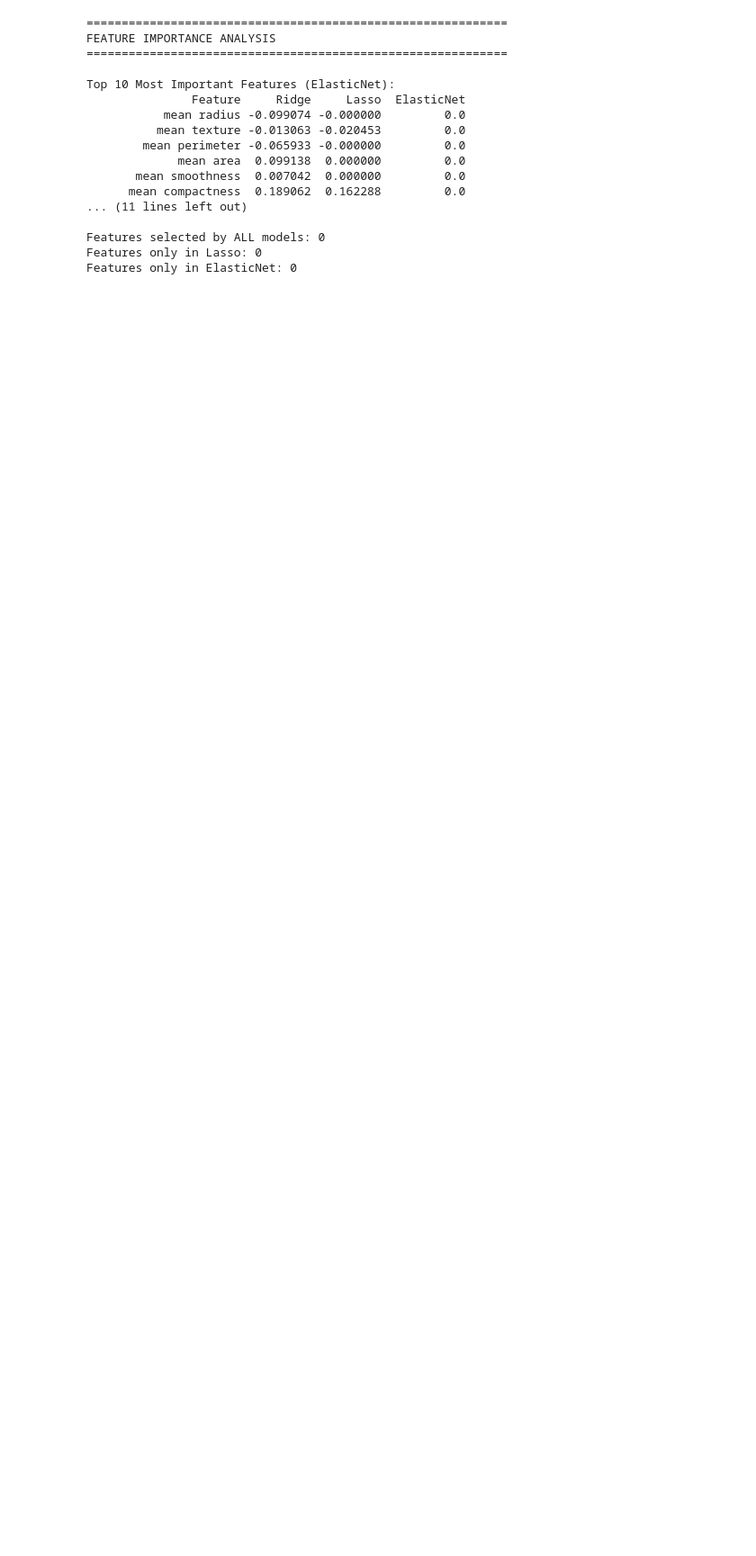
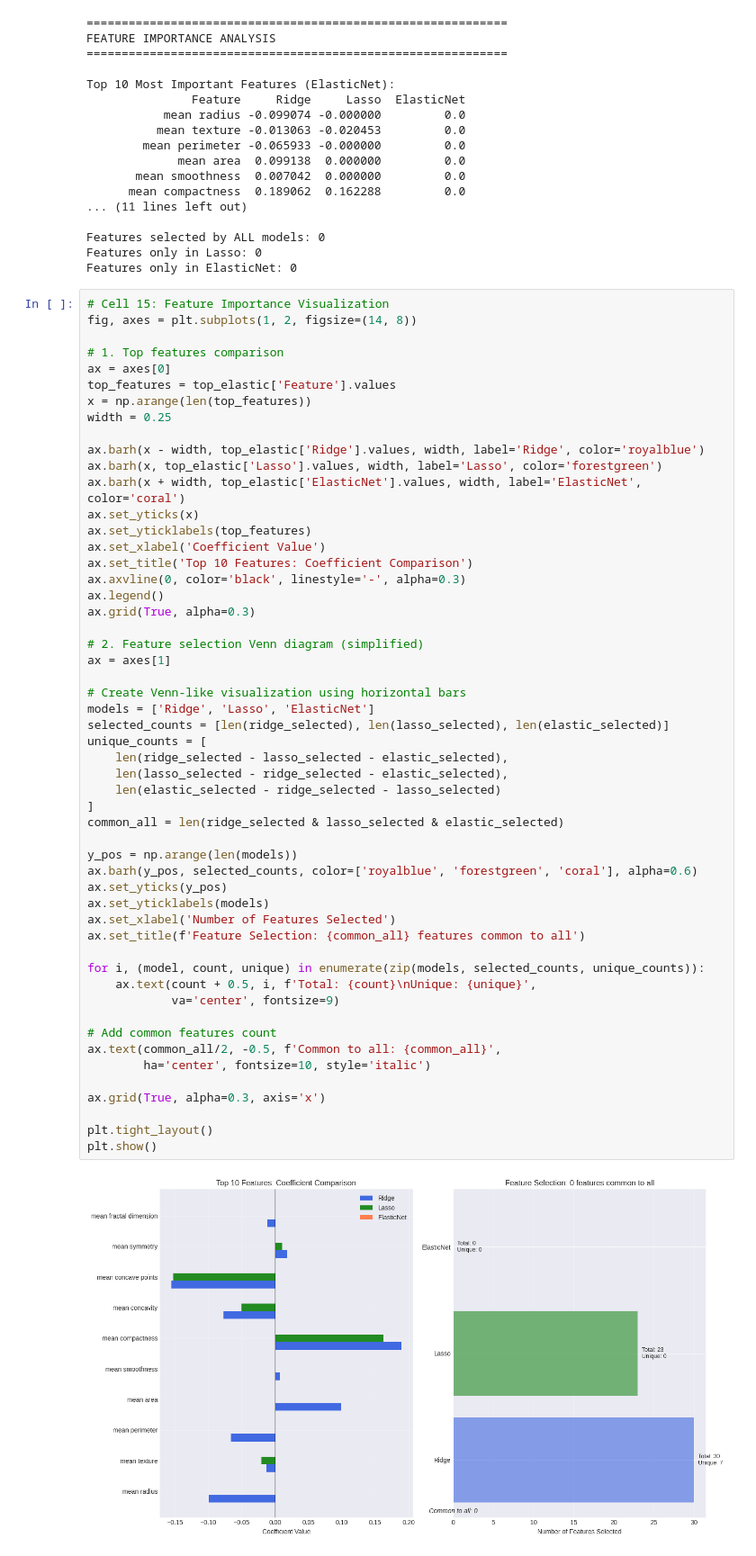
Before and after one commit to hima879/aiml, a Jupyter notebook: practice/ElasticNet.ipynb, the cells around one changed output. Shown at 90% size. Cells and saved outputs as stored; diff of their text form; blank space fills up the shorter version.

```diff
--- a/practice/ElasticNet.ipynb
+++ b/practice/ElasticNet.ipynb
@@ -673,3 +673,58 @@ Top 10 Most Important Features (ElasticNet):
 Features selected by ALL models: 0
 Features only in Lasso: 0
 Features only in ElasticNet: 0
+# %%
+# Cell 15: Feature Importance Visualization
+fig, axes = plt.subplots(1, 2, figsize=(14, 8))
+
+# 1. Top features comparison
+ax = axes[0]
+top_features = top_elastic['Feature'].values
+x = np.arange(len(top_features))
+width = 0.25
+
+ax.barh(x - width, top_elastic['Ridge'].values, width, label='Ridge', color='royalblue')
+ax.barh(x, top_elastic['Lasso'].values, width, label='Lasso', color='forestgreen')
+ax.barh(x + width, top_elastic['ElasticNet'].values, width, label='ElasticNet', color='coral')
+ax.set_yticks(x)
+ax.set_yticklabels(top_features)
+ax.set_xlabel('Coefficient Value')
+ax.set_title('Top 10 Features: Coefficient Comparison')
+ax.axvline(0, color='black', linestyle='-', alpha=0.3)
+ax.legend()
+ax.grid(True, alpha=0.3)
+
+# 2. Feature selection Venn diagram (simplified)
+ax = axes[1]
+
+# Create Venn-like visualization using horizontal bars
+models = ['Ridge', 'Lasso', 'ElasticNet']
+selected_counts = [len(ridge_selected), len(lasso_selected), len(elastic_selected)]
+unique_counts = [
+    len(ridge_selected - lasso_selected - elastic_selected),
+    len(lasso_selected - ridge_selected - elastic_selected),
+    len(elastic_selected - ridge_selected - lasso_selected)
+]
+common_all = len(ridge_selected & lasso_selected & elastic_selected)
+
+y_pos = np.arange(len(models))
+ax.barh(y_pos, selected_counts, color=['royalblue', 'forestgreen', 'coral'], alpha=0.6)
+ax.set_yticks(y_pos)
+ax.set_yticklabels(models)
+ax.set_xlabel('Number of Features Selected')
+ax.set_title(f'Feature Selection: {common_all} features common to all')
+
+for i, (model, count, unique) in enumerate(zip(models, selected_counts, unique_counts)):
+    ax.text(count + 0.5, i, f'Total: {count}\nUnique: {unique}',
+            va='center', fontsize=9)
+
+# Add common features count
+ax.text(common_all/2, -0.5, f'Common to all: {common_all}',
+        ha='center', fontsize=10, style='italic')
+
+ax.grid(True, alpha=0.3, axis='x')
+
+plt.tight_layout()
+plt.show()
+# %% [output]
+[figure, added]
```
Also changed, not shown: parts of 3 cells of this notebook.
